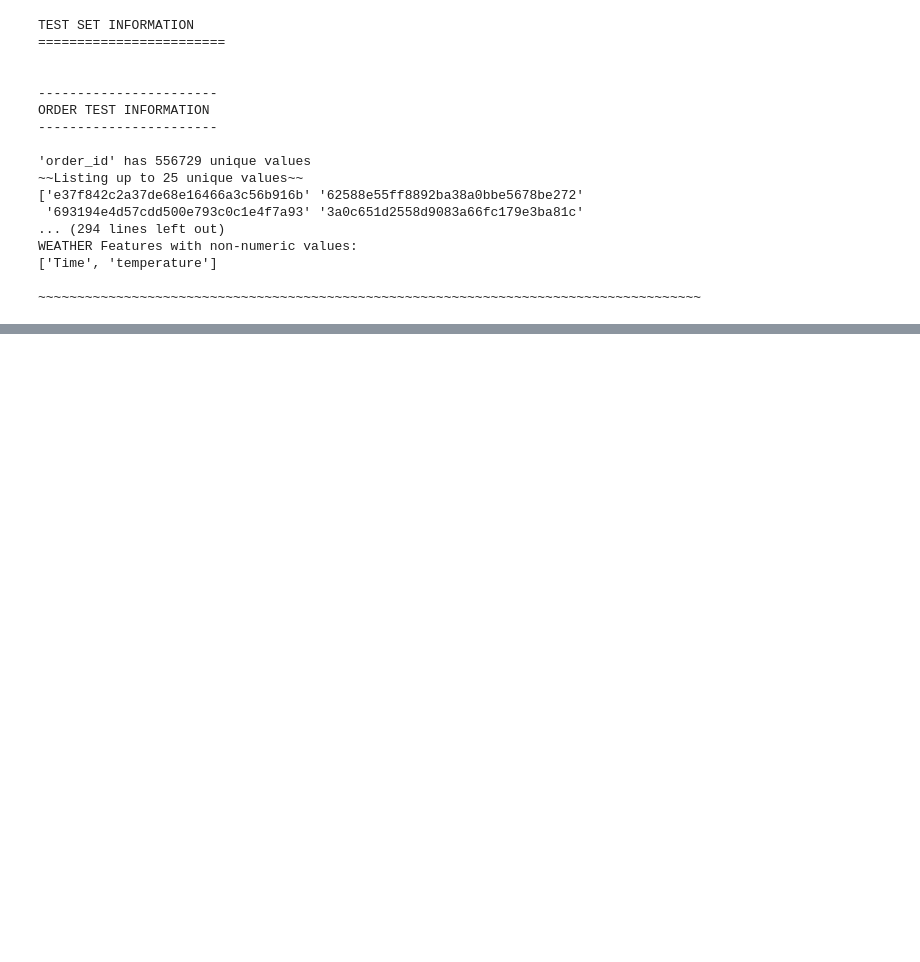
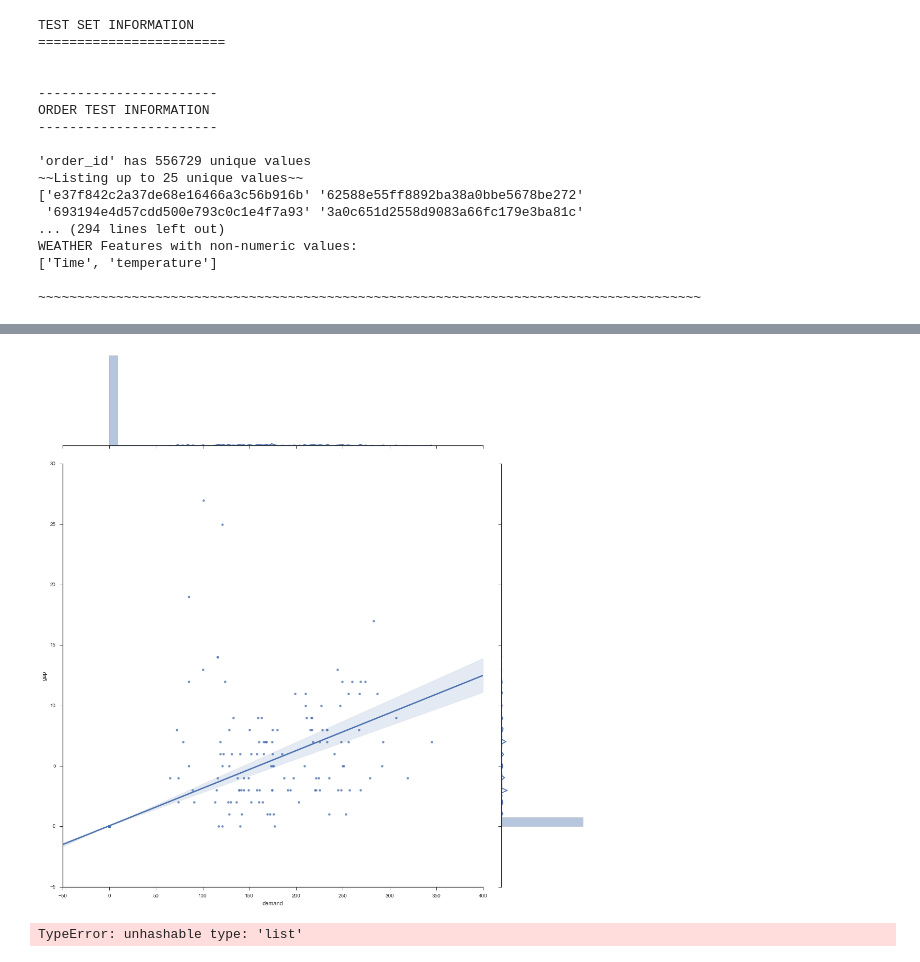
Before and after one commit to rvishakh/udacity, a Jupyter notebook: MLND/capstone/didi/template.ipynb, the cells around one changed output, grey strips where cells are left out. Saved outputs shown, nothing was run; the diff lists cells and outputs as text; code cells hidden in the pictures; blank space fills up the shorter version.

```diff
--- a/MLND/capstone/didi/template.ipynb
+++ b/MLND/capstone/didi/template.ipynb
@@ -370,0 +448,29 @@ traffic_test.head(5)
+# %%
+data = {'demand': dplot, 'gap': gplot}
+grid = sns.JointGrid(x='demand', y='gap', data=df, size=15, ratio=4)
+grid = grid.plot(sns.regplot, sns.distplot)
+# %% [output]
+[figure, added]
+# %%
+dist = range(15,30)
+time = range(21*144,31*144)
+
+df = pd.DataFrame(np.c_[dist, time, d[(dist,time)]], columns=["district", "time_axis", "demand"])
+
+# Initialize a grid of plots with an Axes for each walk
+grid = sns.FacetGrid(df, col="demand", hue="demand", col_wrap=5, size=1.5)
+
+# Draw a horizontal line to show the starting point
+grid.map(plt.axhline, y=0, ls=":", c=".5")
+
+# Draw a line plot to show the trajectory of each random walk
+grid.map(plt.plot, "time_axis", "district", marker="o", ms=4)
+
+# Adjust the tick positions and labels
+grid.set(xticks=np.arange(5), yticks=[-3, 3],
+         xlim=(-.5, 4.5), ylim=(-3.5, 3.5))
+
+# Adjust the arrangement of the plots
+grid.fig.tight_layout(w_pad=1)
+# %% [output]
+TypeError: unhashable type: 'list'
```
Also changed, not shown: parts of 8 cells of this notebook.
